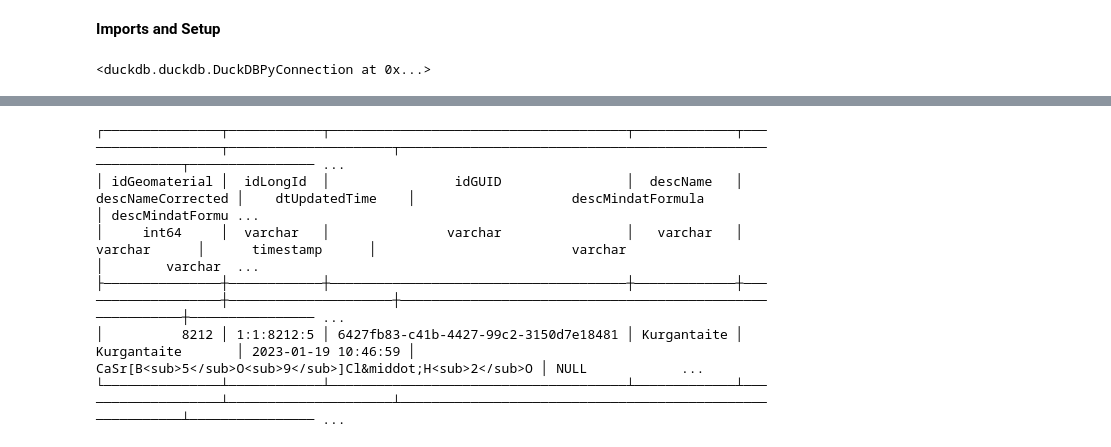
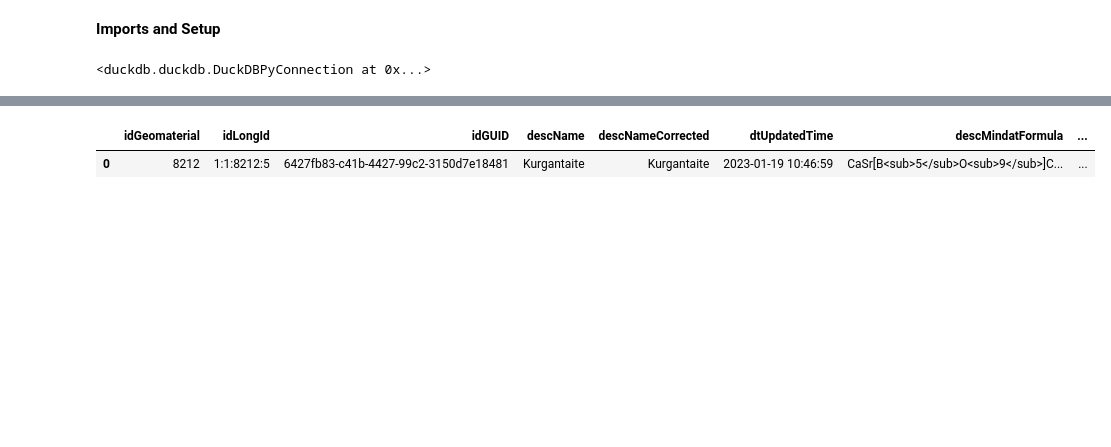
Before and after one commit to luschiro/mindapp, a Jupyter notebook: api_tests.ipynb, the cells around one changed output, grey strips where cells are left out. Saved outputs shown, nothing was run; the diff lists cells and outputs as text; code cells hidden in the pictures; blank space fills up the shorter version.

```diff
--- a/api_tests.ipynb
+++ b/api_tests.ipynb
@@ -71,22 +52,18 @@ duckdb.sql(query_nb).show(max_width=10000, max_rows=100)
 # %%
 query_nb = """
 
     select
         *
     from silver_geomaterials
     where descEntryTypeText = 'mineral' and descOpticalType is not null and descName = 'Kurgantaite'
 
     --group by 1
     --order by 2 desc
     limit 100
 
 """
 
-duckdb.sql(query_nb).show(max_width=10000, max_rows=20)
+duckdb.sql(query_nb).to_df()
 # %% [output]
-┌───────────────┬────────────┬──────────────────────────────────────┬─────────────┬───────────────────┬─────────────────────┬──────────────────────────────────────────────────────────┬──────────────── ...
-│ idGeomaterial │  idLongId  │                idGUID                │  descName   │ descNameCorrected │    dtUpdatedTime    │                    descMindatFormula                     │ descMindatFormu ...
-│     int64     │  varchar   │               varchar                │   varchar   │      varchar      │      timestamp      │                         varchar                          │        varchar  ...
-├───────────────┼────────────┼──────────────────────────────────────┼─────────────┼───────────────────┼─────────────────────┼──────────────────────────────────────────────────────────┼──────────────── ...
-│          8212 │ 1:1:8212:5 │ 6427fb83-c41b-4427-99c2-3150d7e18481 │ Kurgantaite │ Kurgantaite       │ 2023-01-19 10:46:59 │ CaSr[B<sub>5</sub>O<sub>9</sub>]Cl&middot;H<sub>2</sub>O │ NULL            ...
-└───────────────┴────────────┴──────────────────────────────────────┴─────────────┴───────────────────┴─────────────────────┴──────────────────────────────────────────────────────────┴──────────────── ...
+|  | idGeomaterial | idLongId | idGUID | descName | descNameCorrected | dtUpdatedTime | descMindatFormula | ... |
+| 0 | 8212 | 1:1:8212:5 | 6427fb83-c41b-4427-99c2-3150d7e18481 | Kurgantaite | Kurgantaite | 2023-01-19 10:46:59 | CaSr[B<sub>5</sub>O<sub>9</sub>]C... | ... |
```
Also changed, not shown: parts of 3 cells of this notebook, 2 other files.
